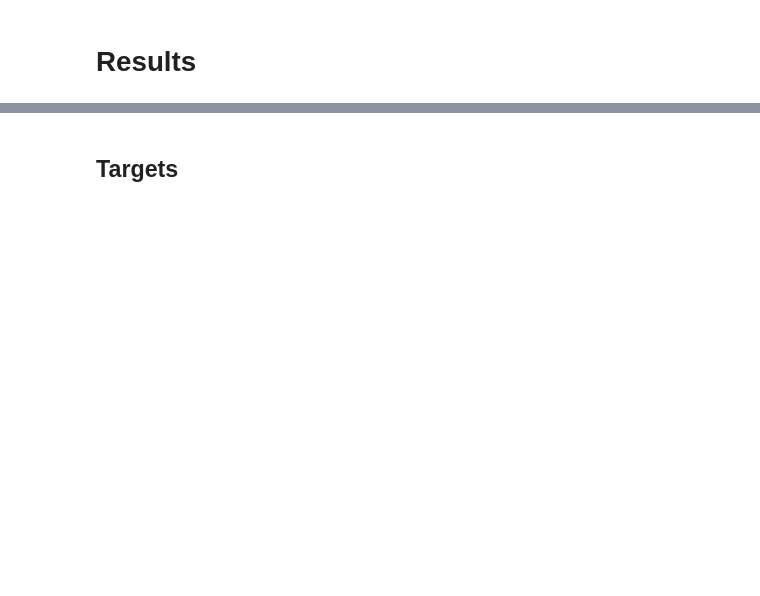
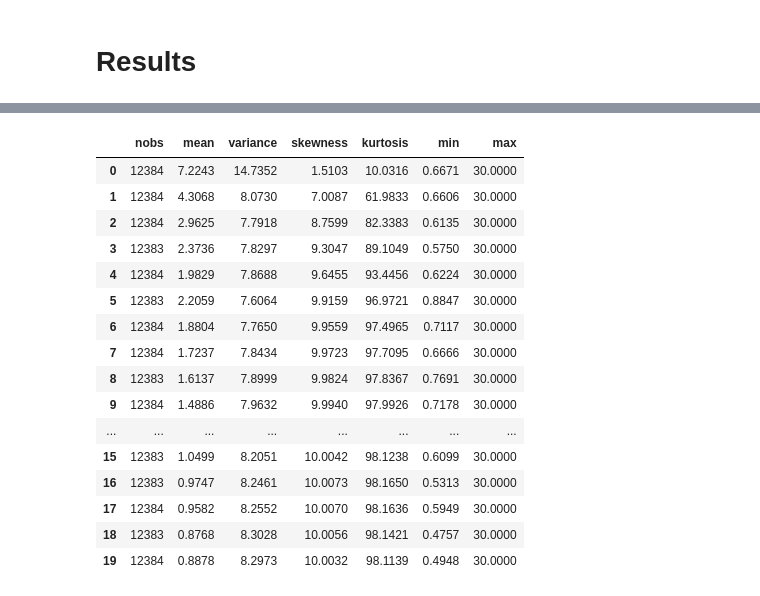
Before and after one commit to larskuhtz/ChainwebSimulations, a Jupyter notebook: DifficultyAdjustment.ipynb, the cells around one changed output, grey strips where cells are left out. Saved outputs shown, nothing was run; the diff lists cells and outputs as text; code cells hidden in the pictures; blank space fills up the shorter version.

```diff
--- a/DifficultyAdjustment.ipynb
+++ b/DifficultyAdjustment.ipynb
@@ -552,2 +548,27 @@ for i,(t,c) in enumerate(cs.items()):
-# %% [markdown]
-## Targets
+# %%
+dat = pd.DataFrame(data=cs)
+dat2 = dat.applymap(lambda x: stats.describe(x)._asdict())
+dat3 = pd.concat({ i: x.apply(lambda x: pd.Series(x)) for i, x in dat2.iterrows() }
+    ).reorder_levels([1,0]
+    ).sort_index(level=0)
+dat3[['min', 'max']] = pd.DataFrame(dat3['minmax'].tolist(), index=dat3.index)
+del dat3['minmax']
+dat3.loc['targets']
+# %% [output]
+|  | nobs | mean | variance | skewness | kurtosis | min | max |
+| 0 | 12384 | 7.2243 | 14.7352 | 1.5103 | 10.0316 | 0.6671 | 30.0000 |
+| 1 | 12384 | 4.3068 | 8.0730 | 7.0087 | 61.9833 | 0.6606 | 30.0000 |
+| 2 | 12384 | 2.9625 | 7.7918 | 8.7599 | 82.3383 | 0.6135 | 30.0000 |
+| 3 | 12383 | 2.3736 | 7.8297 | 9.3047 | 89.1049 | 0.5750 | 30.0000 |
+| 4 | 12384 | 1.9829 | 7.8688 | 9.6455 | 93.4456 | 0.6224 | 30.0000 |
+| 5 | 12383 | 2.2059 | 7.6064 | 9.9159 | 96.9721 | 0.8847 | 30.0000 |
+| 6 | 12384 | 1.8804 | 7.7650 | 9.9559 | 97.4965 | 0.7117 | 30.0000 |
+| 7 | 12384 | 1.7237 | 7.8434 | 9.9723 | 97.7095 | 0.6666 | 30.0000 |
+| 8 | 12383 | 1.6137 | 7.8999 | 9.9824 | 97.8367 | 0.7691 | 30.0000 |
+| 9 | 12384 | 1.4886 | 7.9632 | 9.9940 | 97.9926 | 0.7178 | 30.0000 |
+| ... | ... | ... | ... | ... | ... | ... | ... |
+| 15 | 12383 | 1.0499 | 8.2051 | 10.0042 | 98.1238 | 0.6099 | 30.0000 |
+| 16 | 12383 | 0.9747 | 8.2461 | 10.0073 | 98.1650 | 0.5313 | 30.0000 |
+| 17 | 12384 | 0.9582 | 8.2552 | 10.0070 | 98.1636 | 0.5949 | 30.0000 |
+| 18 | 12383 | 0.8768 | 8.3028 | 10.0056 | 98.1421 | 0.4757 | 30.0000 |
+| 19 | 12384 | 0.8878 | 8.2973 | 10.0032 | 98.1139 | 0.4948 | 30.0000 |
```
Also changed, not shown: parts of 28 cells of this notebook.
